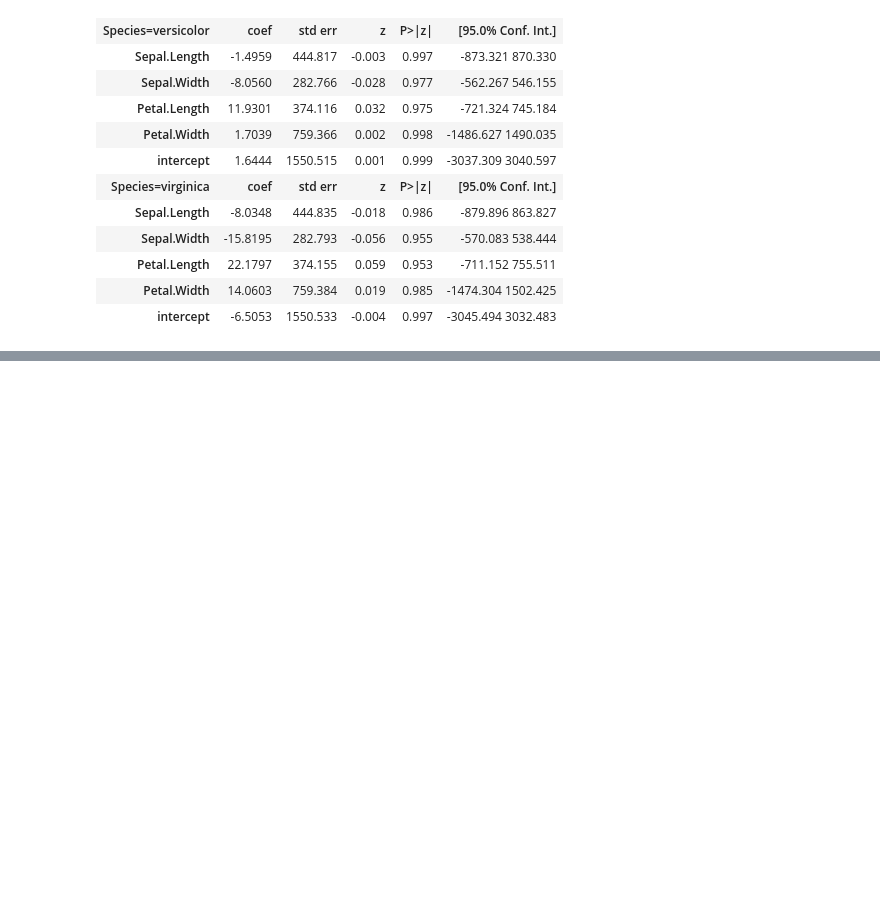
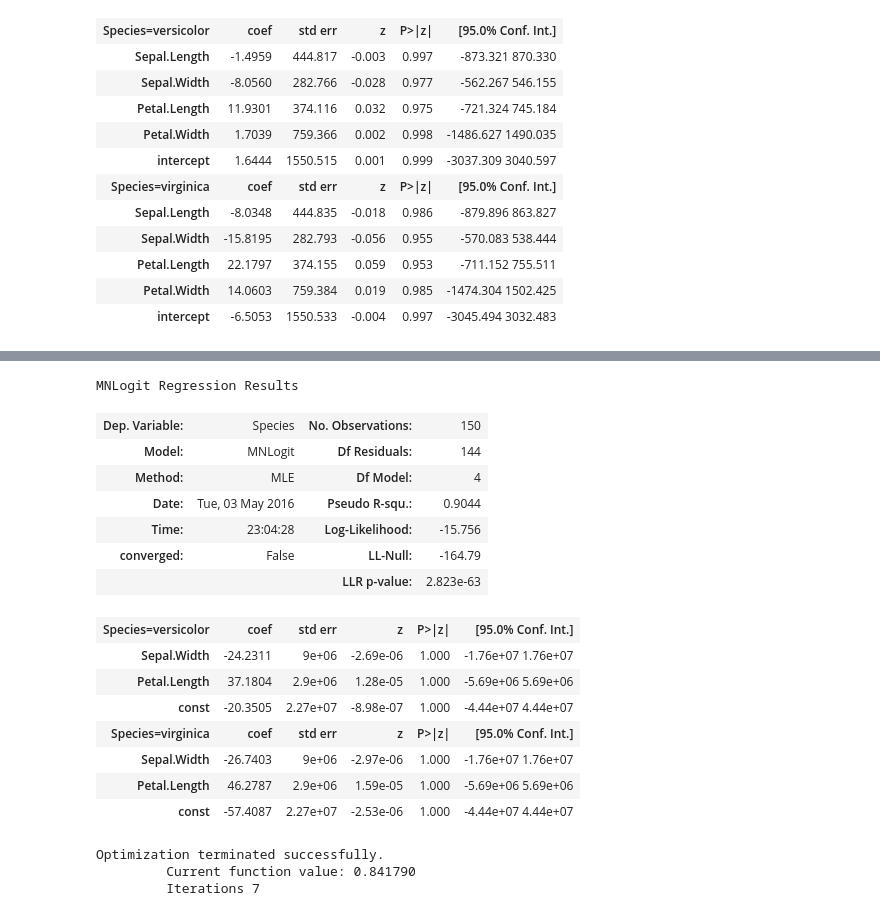
Before and after one commit to nayana487/logistic_regression_lab, a Jupyter notebook: 2.2-lab/code/starter-code/week4-2.2-Ameet.ipynb, the cells around one changed output, grey strips where cells are left out. Drawn from its saved outputs; the diff is of its cells as text; code cells hidden in the pictures; blank space fills up the shorter version.

```diff
--- a/2.2-lab/code/starter-code/week4-2.2-Ameet.ipynb
+++ b/2.2-lab/code/starter-code/week4-2.2-Ameet.ipynb
@@ -127,0 +144,9 @@ The models' coefficients are distance from
+# %%
+#Trimmed data for model tuning. No petal width or sepal length
+X_2 = iris.data.ix[:, 1:3]
+
+#Adding constant
+X_2 = st.add_constant(X_2, prepend = False)
+
+#Declaring model
+MNlogit3 = st.MNLogit(y, X_2)
@@ -127,0 +161,39 @@ The models' coefficients are distance from
+# %%
+results3.summary()
+#Not good...
+# %% [output]
+MNLogit Regression Results
+| Dep. Variable: | Species | No. Observations: | 150 |
+| Model: | MNLogit | Df Residuals: | 144 |
+| Method: | MLE | Df Model: | 4 |
+| Date: | Tue, 03 May 2016 | Pseudo R-squ.: | 0.9044 |
+| Time: | 23:04:28 | Log-Likelihood: | -15.756 |
+| converged: | False | LL-Null: | -164.79 |
+|  |  | LLR p-value: | 2.823e-63 |
+| Species=versicolor | coef | std err | z | P>|z| | [95.0% Conf. Int.] |
+| Sepal.Width | -24.2311 | 9e+06 | -2.69e-06 | 1.000 | -1.76e+07 1.76e+07 |
+| Petal.Length | 37.1804 | 2.9e+06 | 1.28e-05 | 1.000 | -5.69e+06 5.69e+06 |
+| const | -20.3505 | 2.27e+07 | -8.98e-07 | 1.000 | -4.44e+07 4.44e+07 |
+| Species=virginica | coef | std err | z | P>|z| | [95.0% Conf. Int.] |
+| Sepal.Width | -26.7403 | 9e+06 | -2.97e-06 | 1.000 | -1.76e+07 1.76e+07 |
+| Petal.Length | 46.2787 | 2.9e+06 | 1.59e-05 | 1.000 | -5.69e+06 5.69e+06 |
+| const | -57.4087 | 2.27e+07 | -2.53e-06 | 1.000 | -4.44e+07 4.44e+07 |
+# %%
+#One more go on tuning. Just Sepal Width.
+X_3 = iris.data.ix[:, 1:2]
+
+#Add intercept
+
+X_3 = st.add_constant(X_3, prepend = False)
+
+#Declare model
+
+MNlogit4 = st.MNLogit(y, X_3)
+
+#results
+results4 = MNlogit4.fit()
+#Note, done without a warning on iterations!
+# %% [output]
+Optimization terminated successfully.
+         Current function value: 0.841790
+         Iterations 7
```
Also changed, not shown: parts of 20 cells of this notebook.
